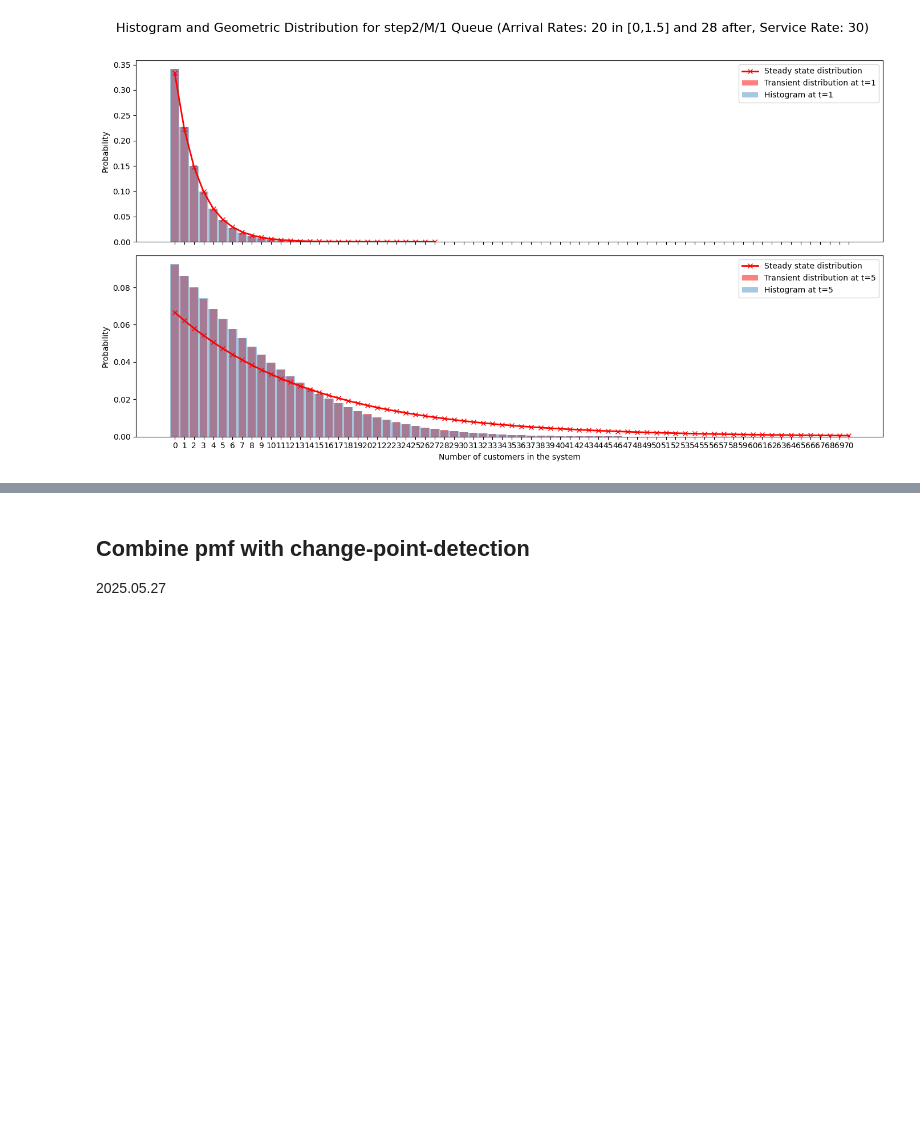
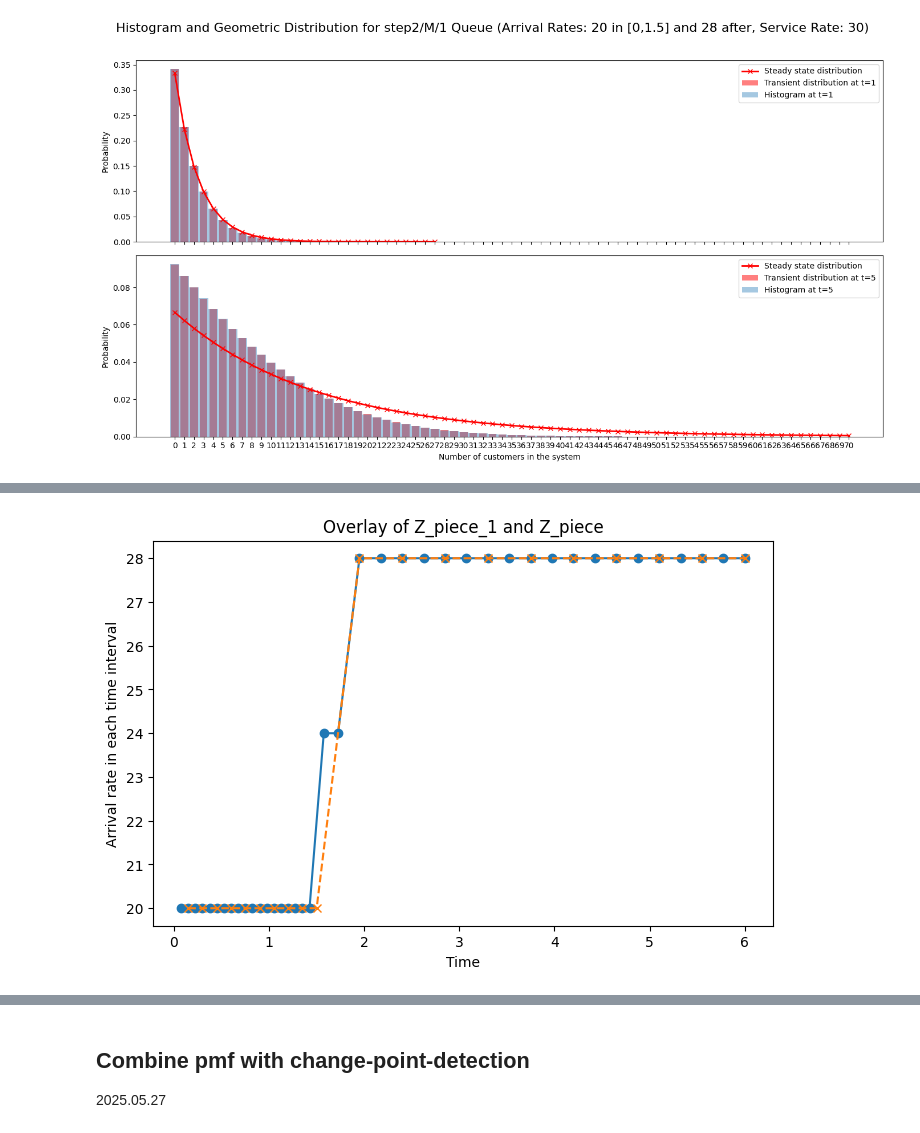
Before and after one commit to sherryQQQQ/change-point-detection, a Jupyter notebook: pmf_notebook.ipynb, the cells around one changed output, grey strips where cells are left out. Cells and saved outputs as stored; diff of their text form; code cells hidden in the pictures; blank space fills up the shorter version.

```diff
--- a/pmf_notebook.ipynb
+++ b/pmf_notebook.ipynb
@@ -320,0 +414,82 @@ plt.show()
+# %%
+
+
+Z_piece_1  = [20]*19 + [(20+28)/2]*2 + [28]*19      #
+dt_piece_1 = [0.015*5]*19 + [(0.015*5+0.045*5)/2]*2 + [0.045*5]*19      # lengths: 0–1.5  and 1.5–6.0
+mu       = 30.0              # single-server service rate
+m        = 1                 # one server
+dt_piece_1_xlabel = np.cumsum(dt_piece_1)
+# p(1)
+p1_discretized_1 = transient_distribution_piecewise(
+        Z_piece_1, dt_piece_1, mu, m, t=1.0, N=60)
+# print(f"p(1):\n{p1}\nSum = {p1.sum():.6f}")
+
+# p(5)
+p5_discretized_1  = transient_distribution_piecewise(
+        Z_piece_1, dt_piece_1, mu, m, t=5.0, N=60)
+# print(f"\np(5):\n{p5}\nSum = {p5.sum():.6f}")
+
+
+Z_piece  = [20]*10 + [28]*10      #
+dt_piece = [0.015*5*2]*10 + [0.045*5*2]*10      # lengths: 0–1.5  and 1.5–6.0
+mu       = 30.0              # single-server service rate
+m        = 1                 # one server
+dt_piece_2_xlabel = np.cumsum(dt_piece)
+# p(1)
+p1_discretized_2 = transient_distribution_piecewise(
+        Z_piece, dt_piece, mu, m, t=1.0, N=60)
+# print(f"p(1):\n{p1}\nSum = {p1.sum():.6f}")
+
+# p(5)
+p5_discretized_2  = transient_distribution_piecewise(
+        Z_piece, dt_piece, mu, m, t=5.0, N=60)
+# print(f"\np(5):\n{p5}\nSum = {p5.sum():.6f}")
+
+#overlay Z
+plt.figure(figsize=(8, 5))
+plt.plot(dt_piece_1_xlabel, Z_piece_1, label='Z_piece_1', marker='o')
+plt.plot(dt_piece_2_xlabel, Z_piece, label='Z_piece', marker='x', linestyle='--')
+plt.title('Overlay of Z_piece_1 and Z_piece')
+plt.xlabel('Time')
+plt.ylabel('Arrival rate in each time interval')
+
+# # arrival profile Z(t)
+# Z_piece  = [20.0, 28.0]      #
+# dt_piece = [1.5 , 3.5 ]      # lengths: 0–1.5  and 1.5–5.0
+# mu       = 30.0              # single-server service rate
+# m        = 1                 # one server
+
+# # p(1)
+# p1 = transient_distribution_piecewise(
+#         Z_piece, dt_piece, mu, m, t=1.0, N=60)
+# # print(f"p(1):\n{p1}\nSum = {p1.sum():.6f}")
+
+# # p(5)
+# p5 = transient_distribution_piecewise(
+#         Z_piece, dt_piece, mu, m, t=5.0, N=90)
+# # print(f"\np(5):\n{p5}\nSum = {p5.sum():.6f}")
+
+
+# Overlay p1 with p1_discretized
+plt.figure(figsize=(8, 5))
+plt.plot(np.arange(len(p1_discretized_1)), p1_discretized_1, label='p1 (piecewise, 2 blocks)', marker='o')
+plt.plot(np.arange(len(p1_discretized_2)), p1_discretized_2, label='p1_discretized (fine discretization)', marker='x', linestyle='--')
+plt.title('Overlay of p1 and p1_discretized')
+plt.xlabel('Number of customers in system')
+plt.ylabel('Probability')
+plt.legend()
+plt.grid(True)
+plt.show()
+
+# Overlay p5 with p5_discretized
+plt.figure(figsize=(8, 5))
+plt.plot(np.arange(len(p5_discretized_1)), p5_discretized_1, label='p5 (piecewise, 2 blocks)', marker='o')
+plt.plot(np.arange(len(p5_discretized_2)), p5_discretized_2, label='p5_discretized (fine discretization)', marker='x', linestyle='--')
+plt.title('Overlay of p5 and p5_discretized')
+plt.xlabel('Number of customers in system')
+plt.ylabel('Probability')
+plt.legend()
+plt.grid(True)
+plt.show()
+# %% [output]
+[figure, added]
```
Also changed, not shown: parts of 19 cells of this notebook.
